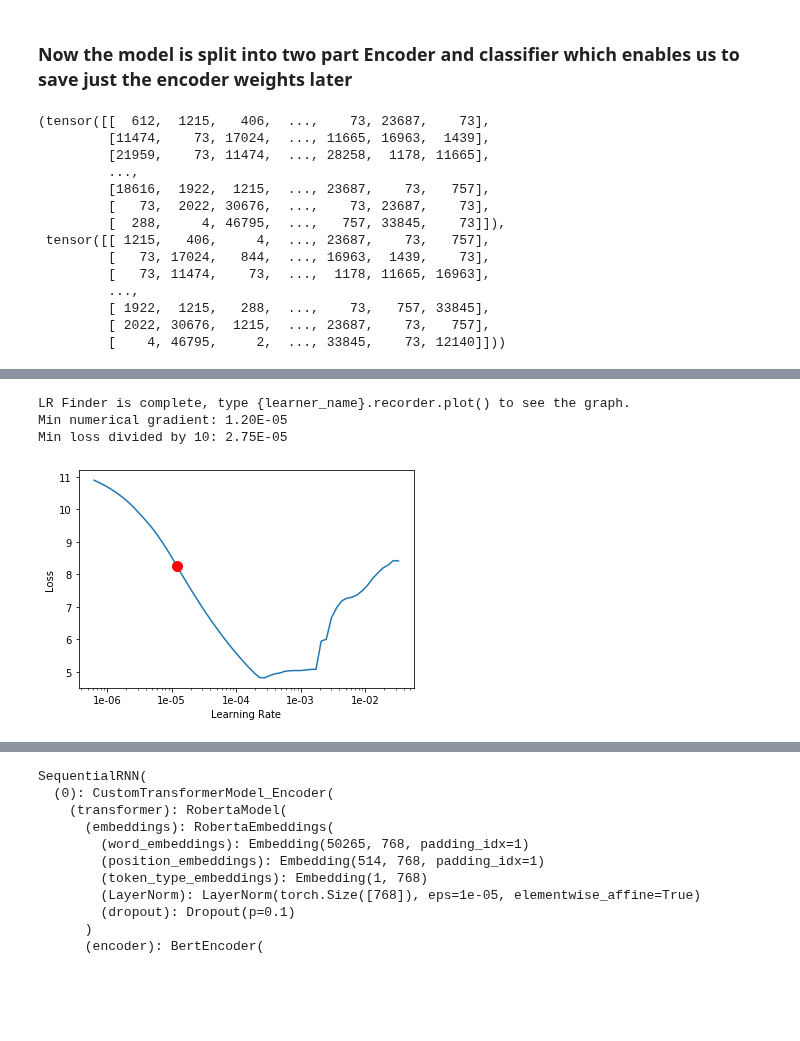
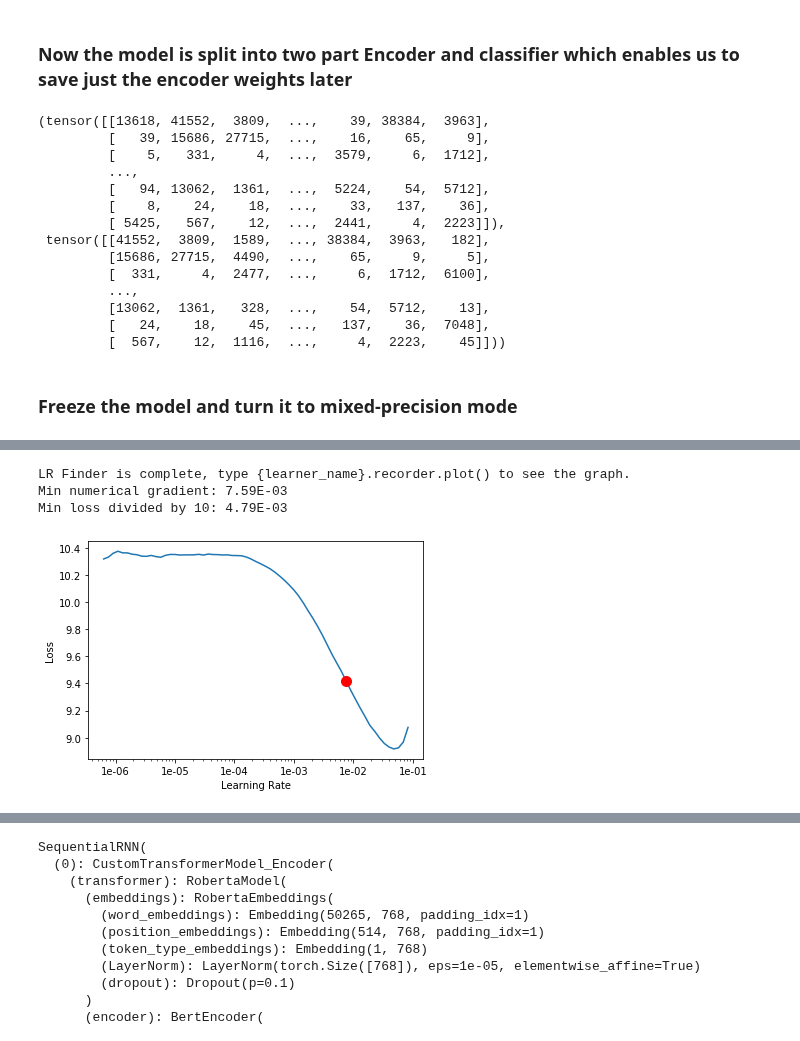
Before and after one commit to Sylar257/Transformers-in-NLP, a Jupyter notebook: Implement various Transformers with FastAI.ipynb, the cells around one changed output, grey strips where cells are left out. Saved outputs shown, nothing was run; the diff lists cells and outputs as text; code cells hidden in the pictures; blank space fills up the shorter version.

```diff
--- a/Implement various Transformers with FastAI.ipynb
+++ b/Implement various Transformers with FastAI.ipynb
@@ -204,7 +204,7 @@ fastai.text.data.TokenizeProcessor
 tokenize_processor = TokenizeProcessor(tokenizer=fastai_tokenizer, include_bos=False, include_eos=False)
 # %%
 # finally put the two processors in a list for later use
-transformer_processor = [tokenize_processor, numericalize_processor]
+transformer_processor = [OpenFileProcessor(),tokenize_processor, numericalize_processor]
 # %% [markdown]
 # Create DataBunch
 For the DataBunch creation, you have to pay attention to set the processor argument to our new custom processor `transformer_processor` and manage correctly the padding.
@@ -281,7 +282,7 @@ What does that mean?<br>
 Basically we are creating a databunch for our learner later in a way that we ignore the true label('negataive' or  'positive'). Hence, the task we constructed is as simple as to just predict the **next word** without worrying about what the sentiment.
 # %%
 # we can play around with the batch_size as long as the GPU can take it
-bs = 48
+bs = 32
 data_lm = (TextList.from_folder(path, processor=transformer_processor)                         # specify the path
            .filter_by_folder(include=['train','test','unsup'])# exclude other folders
            .split_by_rand_pct(0.1, seed=seed)                 # randomly split and keep 10% for validation set
@@ -547,30 +599,34 @@ Learner split in 2 groups
 # %%
 data_lm.one_batch()
 # %% [output]
-(tensor([[  612,  1215,   406,  ...,    73, 23687,    73],
-         [11474,    73, 17024,  ..., 11665, 16963,  1439],
-         [21959,    73, 11474,  ..., 28258,  1178, 11665],
+(tensor([[13618, 41552,  3809,  ...,    39, 38384,  3963],
+         [   39, 15686, 27715,  ...,    16,    65,     9],
+         [    5,   331,     4,  ...,  3579,     6,  1712],
          ...,
-         [18616,  1922,  1215,  ..., 23687,    73,   757],
-         [   73,  2022, 30676,  ...,    73, 23687,    73],
-         [  288,     4, 46795,  ...,   757, 33845,    73]]),
- tensor([[ 1215,   406,     4,  ..., 23687,    73,   757],
-         [   73, 17024,   844,  ..., 16963,  1439,    73],
-         [   73, 11474,    73,  ...,  1178, 11665, 16963],
+         [   94, 13062,  1361,  ...,  5224,    54,  5712],
+         [    8,    24,    18,  ...,    33,   137,    36],
+         [ 5425,   567,    12,  ...,  2441,     4,  2223]]),
+ tensor([[41552,  3809,  1589,  ..., 38384,  3963,   182],
+         [15686, 27715,  4490,  ...,    65,     9,     5],
+         [  331,     4,  2477,  ...,     6,  1712,  6100],
          ...,
-         [ 1922,  1215,   288,  ...,    73,   757, 33845],
-         [ 2022, 30676,  1215,  ..., 23687,    73,   757],
-         [    4, 46795,     2,  ..., 33845,    73, 12140]]))
+         [13062,  1361,   328,  ...,    54,  5712,    13],
+         [   24,    18,    45,  ...,   137,    36,  7048],
+         [  567,    12,  1116,  ...,     4,  2223,    45]]))
 # %%
 torch.cuda.empty_cache()
+# %% [markdown]
+### Freeze the model and turn it to mixed-precision mode
 # %%
-# learn_lm.freeze()
+learn_lm.freeze()
+learn_lm.to_fp16()
+
 learn_lm.lr_find()
 learn_lm.recorder.plot(skip_end=10,suggestion=True)
 # %% [output]
 [interactive output not drawn]
 LR Finder is complete, type {learner_name}.recorder.plot() to see the graph.
-Min numerical gradient: 1.20E-05
-Min loss divided by 10: 2.75E-05
+Min numerical gradient: 7.59E-03
+Min loss divided by 10: 4.79E-03
-[figure, old version]
+[figure, new version]
 # %%
```
Also changed, not shown: parts of 12 cells of this notebook.
